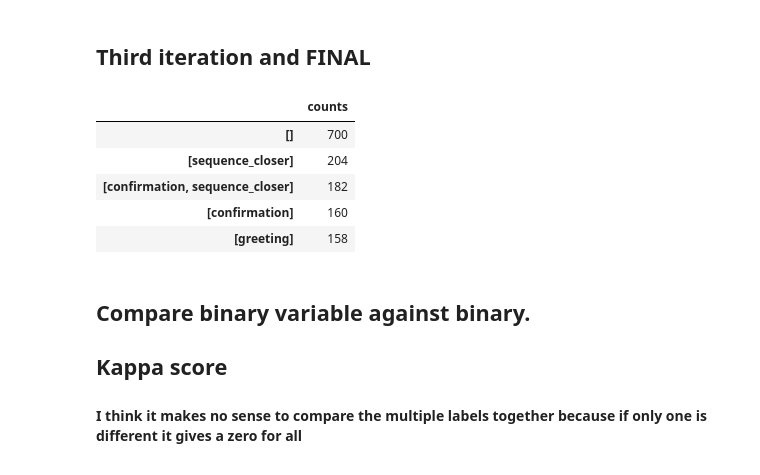
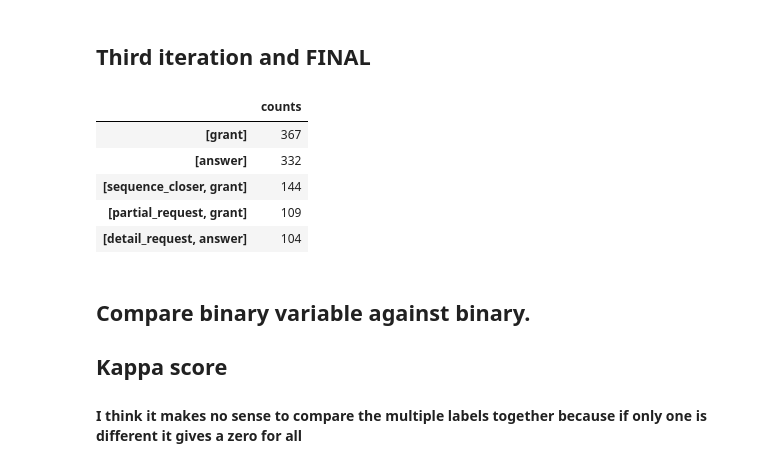
Before and after one commit to guedesbruna/NLP_Automatic_dialog_extraction, a Jupyter notebook: pre-processing.ipynb, the cells around one changed output. Saved outputs shown, nothing was run; the diff lists cells and outputs as text; code cells hidden in the pictures.

```diff
--- a/pre-processing.ipynb
+++ b/pre-processing.ipynb
@@ -152,10 +152,12 @@ df_sample_b2.to_csv('./data_TM2/sample_b2.csv')
 #then process automatic labels using this file
 
 df = pd.read_csv('./data_TM2/sample_b1_goldannotated_noAutomaticLabels.csv', index_col=0)
-df = df.iloc[:2034]
+# df = df.iloc[:2034]
+df = df.drop(columns='G_DA_rep')
 
 gold = []
 for label in df['gold_labels']:
     gold.append(str(label).split(','))
 
 df['gold_formatted'] = gold
+df
@@ -287,8 +320,8 @@ Tips:
 # DA indicators. Obs: the vars bellow are sensitive to spacing !!! 'hi' != ' hi'
 
 greeting = [' hi','hi.','hello','yo ', 'hey', 'How can I help you?']
-repair_initiator = ['sorry','repeat', 'understand', 'mean ', 'what?', 'example?', 'could you say that again?', 'say again', 'what did you say?', 'I can\'t hear you', 'I didn\'t listen', 'say it again']
-repair = ['I meant']
+repair_initiator = ['sorry','repeat', 'understand', 'mean?', 'what?', 'example?', 'could you say that again?', 'say again', 'what did you say?', 'I can\'t hear you', 'I didn\'t listen', 'say it again']
+# repair = ['I meant']
 request_summary = [' correct?','confirm']
 confirmation = ['yes',' correct.',' correct ', 'that\'s it', 'indeed', 'yeah', 'that\'s right', 'you got it', 'yep', 'sure', 'okay', 'all right',  'sure', 'sounds good', 'super.', 'super!', 'alright', 'I don\'t mind', 'I can help you', 'sounds really good', 'got it.']
 sequence_closer = ['awesome','great','perfect','exactly','that\'s all','that is all', 'thanks', 'thank you', 'pleasure', 'excellent', 'okay', 'excellent', 'too bad', 'oh well', 'have a good day', 'enjoy', 'until next time', 'good day', 'good luck', 'bye', 'til next time']
@@ -299,7 +332,7 @@ completion_check = ['is that all?','anything else I can help you with?', 'anythi
 partial_request = ['\?']
 detail_request = ['\?']
 hold_request = ['one moment, please',' hold on', 'hold', 'just a moment', 'let me check for you', 'let me see', 'one sec' ]
-
+grant_answer = ['.']
 temp2=df.new_text.fillna("0")
 
 ## !!!!! order-sensitive !!!!
@@ -323,38 +356,40 @@ temp2=df.new_text.fillna("0")
 
 
 #it works! #binary variables and in the end gather in one new column
 ##### ainda n sei se repair solo fica ######
 
 df['DA_rep_init'] =  np.where(temp2.str.contains('|'.join(repair_initiator), case=False), "repair_initiator", '')
-df['DA_rep'] =  np.where(temp2.str.contains('|'.join(repair), case=False), "repair", '')
+# df['DA_rep'] =  np.where(temp2.str.contains('|'.join(repair), case=False), "repair", '')
 df['DA_greet'] =  np.where(temp2.str.contains('|'.join(greeting), case=False), "greeting", '')
 df['DA_req_sum'] =  np.where(temp2.str.contains('|'.join(request_summary), case=False), "request_summary", '')
 df['DA_conf'] =  np.where(temp2.str.contains('|'.join(confirmation), case=False), "confirmation", '')
 df['DA_receipt'] =  np.where(temp2.str.contains('|'.join(receipt), case=False), "receipt", '')
 df['DA_disconf'] =  np.where(temp2.str.contains('|'.join(disconfirmation), case=False), "disconfirmation", '')
 df['DA_closer'] =  np.where(temp2.str.contains('|'.join(sequence_closer), case=False), "sequence_closer", '')
 df['DA_comp_check'] =  np.where(temp2.str.contains('|'.join(completion_check), case=False),  "completion_check", '')
 df['DA_hold'] =  np.where(temp2.str.contains('|'.join(hold_request), case=False),  "hold_request", '')
 df['DA_partial_req'] = np.where(((df['speaker'] == 'USER') & temp2.str.contains('|'.join(partial_request), case=False)), 'partial_request', '')
 df['DA_detail_req'] = np.where(((df['speaker'] == 'ASSISTANT') & temp2.str.contains('|'.join(detail_request), case=False)), 'detail_request', '')
+df['DA_grant'] = np.where(((df['speaker'] == 'ASSISTANT') & (temp2.str.contains('|'.join(grant_answer), case=False) & (df['DA_partial_req'].shift(1) == 'partial_request') )), 'grant', '')
+df['DA_answer'] = np.where(((df['speaker'] == 'USER') & (temp2.str.contains('|'.join(grant_answer), case=False) & (df['DA_detail_req'].shift(1) == 'detail_request') )), 'answer', '')
 
 
-df['all_DA'] = df[['DA_rep_init', 'DA_rep', 'DA_greet','DA_req_sum', 'DA_conf', 'DA_receipt', 'DA_disconf', 'DA_closer', 'DA_comp_check', 'DA_hold', 'DA_partial_req', 'DA_detail_req']].agg(' '.join, axis=1)
+df['all_DA'] = df[['DA_rep_init', 'DA_greet','DA_req_sum', 'DA_conf', 'DA_receipt', 'DA_disconf', 'DA_closer', 'DA_comp_check', 'DA_hold', 'DA_partial_req', 'DA_detail_req', 'DA_grant', 'DA_answer']].agg(' '.join, axis=1)
 
 df['all_DA'] = [word_tokenize(da) for da in df['all_DA']]
 
 df.loc[:, ['speaker', 'new_text', 'all_DA']].to_csv('analysis_multiple_DA_cases_2nditeration.csv')
 df.loc[:, ['speaker', 'new_text', 'all_DA']]
 counts = df['all_DA'].value_counts()
 
-counts.to_csv('count_overlaping_DAs_2nditeration.csv')
+counts.to_csv('count_overlaping_DAs_3iteration.csv')
 data = {'counts':counts}
 df_counts = pd.DataFrame(data)
 df_counts.head()
 # %% [output]
 |  | counts |
-| [] | 700 |
-| [sequence_closer] | 204 |
-| [confirmation, sequence_closer] | 182 |
-| [confirmation] | 160 |
-| [greeting] | 158 |
+| [grant] | 367 |
+| [answer] | 332 |
+| [sequence_closer, grant] | 144 |
+| [partial_request, grant] | 109 |
+| [detail_request, answer] | 104 |
```
Also changed, not shown: parts of 5 cells of this notebook, 1 other file.
